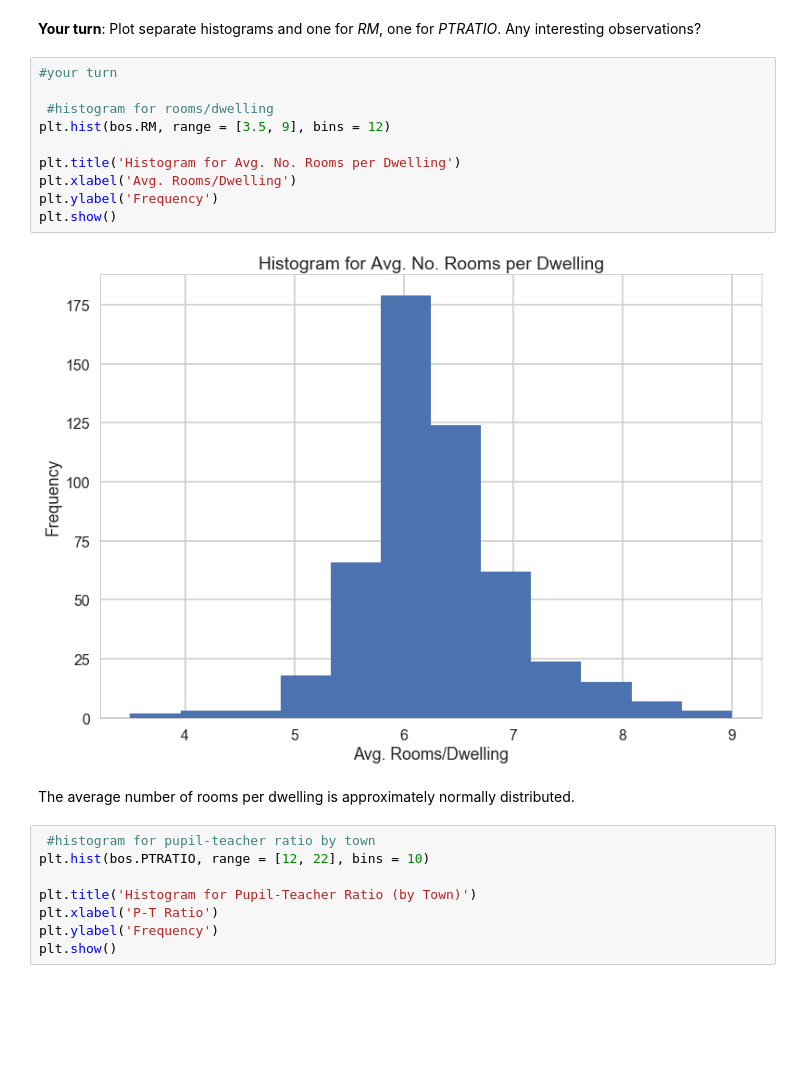
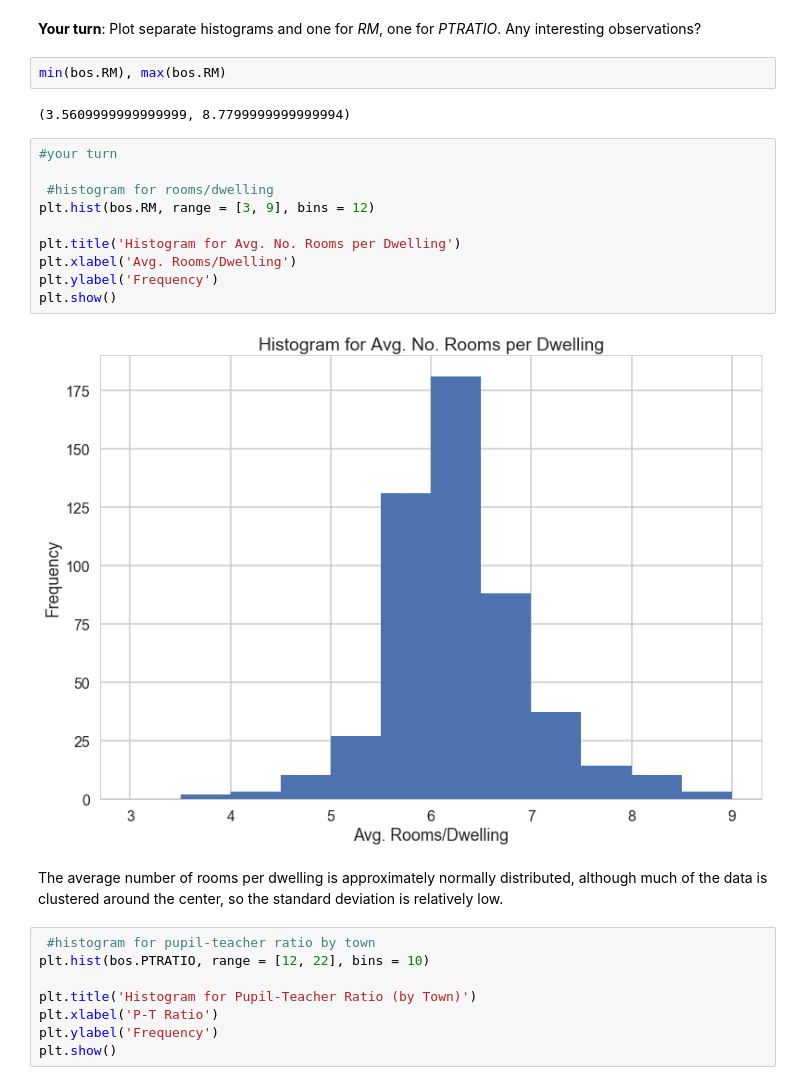
Before and after one commit to AOlden/sb-projects, a Jupyter notebook: linear regression/Mini_Project_Linear_Regression.ipynb, the cells around one changed output. Cells and saved outputs as stored; diff of their text form; blank space fills up the shorter version.

```diff
--- a/linear regression/Mini_Project_Linear_Regression.ipynb
+++ b/linear regression/Mini_Project_Linear_Regression.ipynb
@@ -307,20 +307,24 @@ plt.show()
 [figure]
 # %% [markdown]
 **Your turn**: Plot separate histograms and one for *RM*, one for *PTRATIO*. Any interesting observations?
+# %%
+min(bos.RM), max(bos.RM)
+# %% [output]
+(3.5609999999999999, 8.7799999999999994)
 # %%
 #your turn
 
  #histogram for rooms/dwelling
-plt.hist(bos.RM, range = [3.5, 9], bins = 12)
+plt.hist(bos.RM, range = [3, 9], bins = 12)
 
 plt.title('Histogram for Avg. No. Rooms per Dwelling')
 plt.xlabel('Avg. Rooms/Dwelling')
 plt.ylabel('Frequency')
 plt.show()
 # %% [output]
-[figure, old version]
+[figure, new version]
 # %% [markdown]
-The average number of rooms per dwelling is approximately normally distributed.
+The average number of rooms per dwelling is approximately normally distributed, although much of the data is clustered around the center, so the standard deviation is relatively low.
 # %%
  #histogram for pupil-teacher ratio by town
 plt.hist(bos.PTRATIO, range = [12, 22], bins = 10)
```
Also changed, not shown: parts of 40 cells of this notebook.
